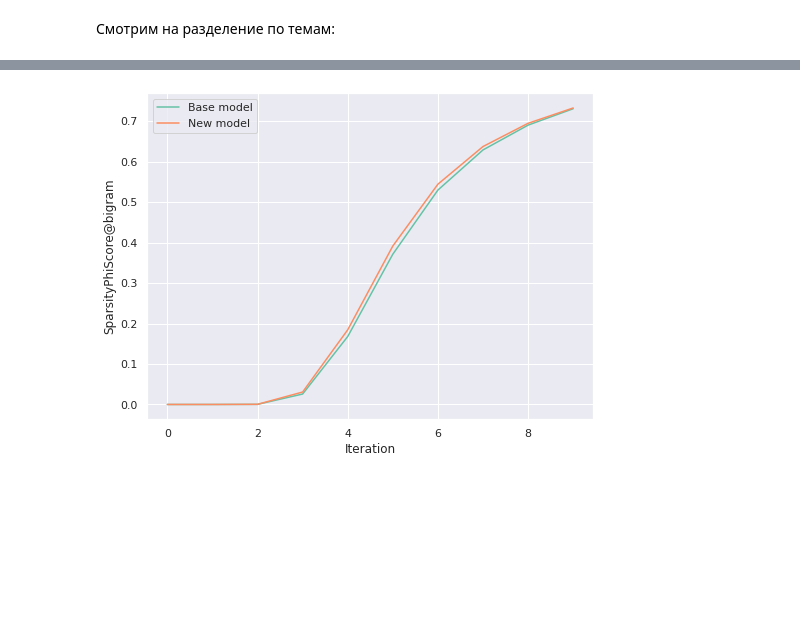
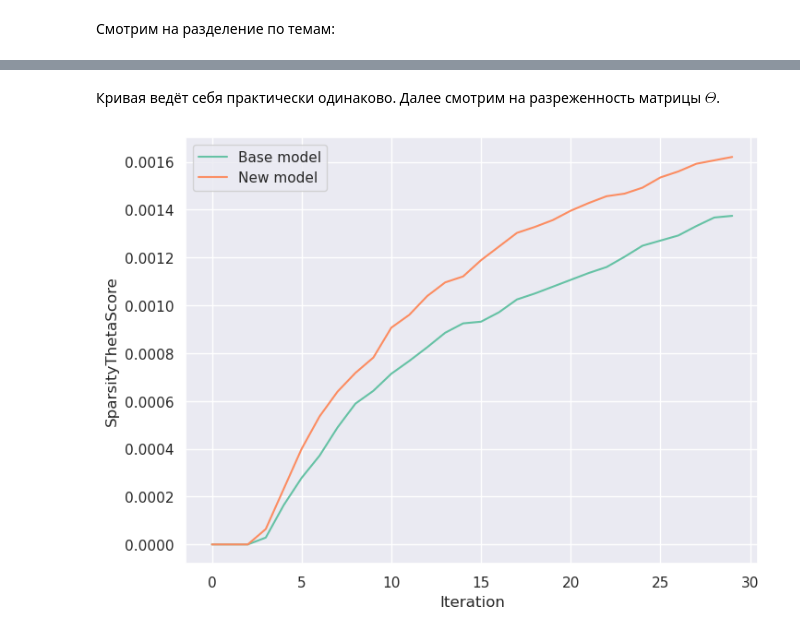
Before and after one commit to intsystems/2023-Project-131, a Jupyter notebook: code/Experiment_BasicVersion.ipynb, the cells around one changed output, grey strips where cells are left out. Cells and saved outputs as stored; diff of their text form; code cells hidden in the pictures; blank space fills up the shorter version.

```diff
--- a/code/Experiment_BasicVersion.ipynb
+++ b/code/Experiment_BasicVersion.ipynb
@@ -297,12 +306,12 @@ base_topics = [t for t in base_topic_model.topic_names if "background" not in t]
 
 experiment_base = Experiment(
     experiment_id="experiment_start",
-    save_path="cur_experiments",
+    save_path="experiments",
     topic_model=base_topic_model
 )
 
 base_cube = RegularizersModifierCube(
-    num_iter=10,
+    num_iter=30,
     regularizer_parameters=[
         {
             'regularizer': artm.DecorrelatorPhiRegularizer(
@@ -423,12 +432,12 @@ new_topics = [t for t in new_topic_model.topic_names if "background" not in t]
 
 experiment_new = Experiment(
     experiment_id="experiment_new_models",
-    save_path="cur_experiments",
+    save_path="experiments",
     topic_model=new_topic_model
 )
 
 new_cube = RegularizersModifierCube(
-    num_iter=10,
+    num_iter=30,
     regularizer_parameters=[
         {
             'regularizer': artm.DecorrelatorPhiRegularizer(
@@ -591,11 +601,17 @@ plt.show()
+# %% [markdown]
+Кривая ведёт себя практически одинаково. Далее смотрим на разреженность матрицы $\Theta$.
 # %%
 plt.figure(figsize=(8, 6))
 
-plt.plot(np.arange(10), base_models[0].scores["SparsityPhiScore@bigram"], label='Base model')
-plt.plot(np.arange(10), new_models[0].scores["SparsityPhiScore@bigram"], label='New model')
+plt.plot(np.arange(30),
+         base_models[0].scores["SparsityThetaScore"],
+         label='Base model')
+plt.plot(np.arange(30),
+         new_models[0].scores["SparsityThetaScore"],
+         label='New model')
 plt.xlabel('Iteration')
-plt.ylabel('SparsityPhiScore@bigram')
+plt.ylabel('SparsityThetaScore')
 plt.legend()
 plt.show()
 # %% [output]
-[figure, old version]
+[figure, new version]
```
Also changed, not shown: parts of 15 cells of this notebook, 10 other files.
